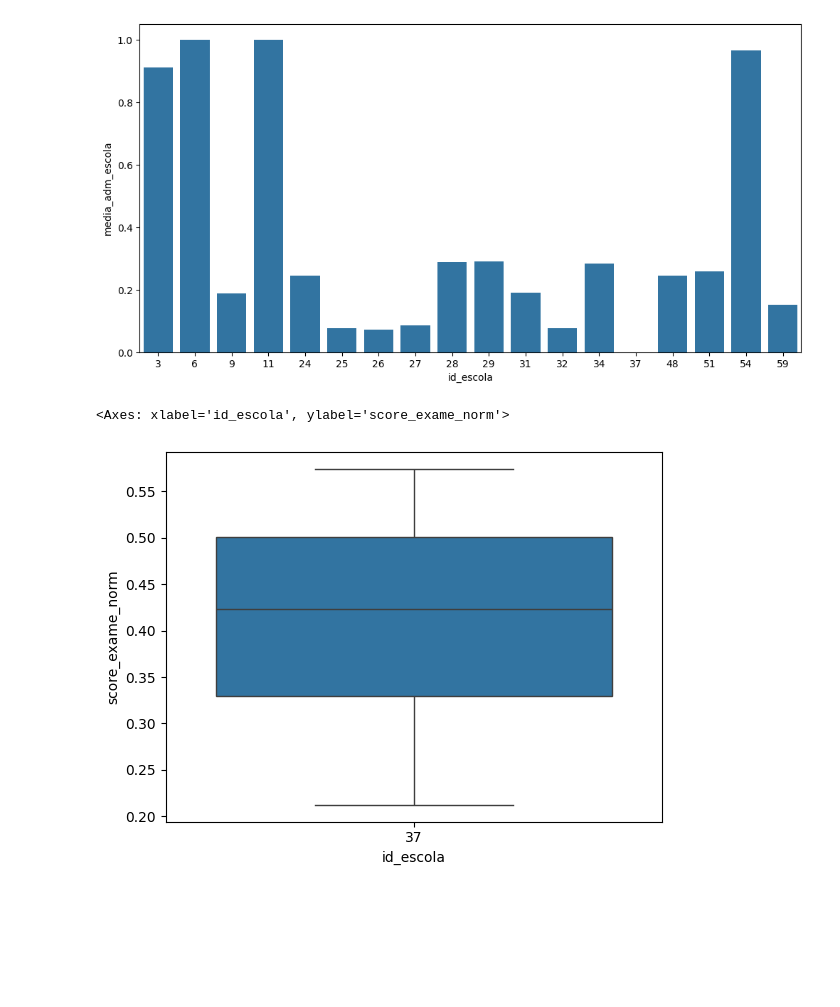
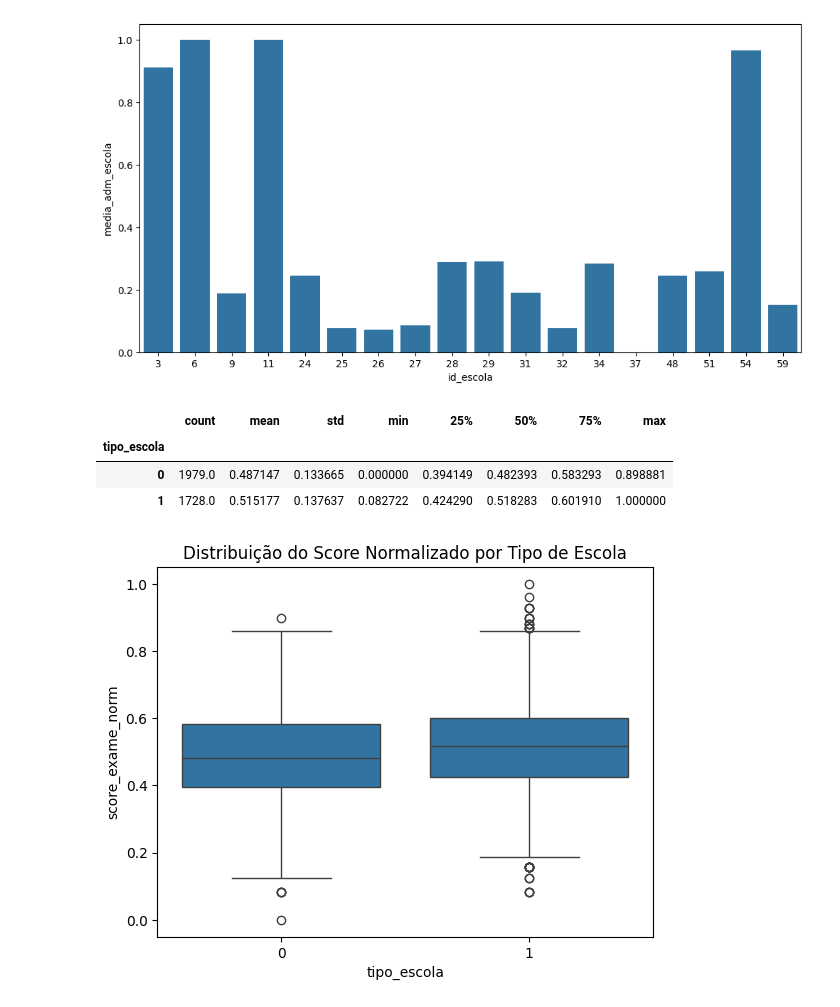
Before and after one commit to akyla007/Akyla_Aquino_Desafio, a Jupyter notebook: main.ipynb, the cells around one changed output. Saved outputs shown, nothing was run; the diff lists cells and outputs as text; code cells hidden in the pictures; blank space fills up the shorter version.

```diff
--- a/main.ipynb
+++ b/main.ipynb
@@ -367,8 +367,16 @@ sns.barplot(x='id_escola', y='media_adm_escola', data=df.loc[(df['media_adm_esco
 plt.show()
 # %% [output]
 [figure]
-# %%
-sns.boxplot(x='id_escola', y='score_exame_norm', data=df.loc[df['id_escola'] == 37])
-# %% [output]
-<Axes: xlabel='id_escola', ylabel='score_exame_norm'>
-[figure, removed]
+# %%
+df.groupby('tipo_escola')['score_exame_norm'].describe()
+# %% [output]
+|  | count | mean | std | min | 25% | 50% | 75% | max |
+| tipo_escola |  |  |  |  |  |  |  |  |
+| 0 | 1979.0 | 0.487147 | 0.133665 | 0.000000 | 0.394149 | 0.482393 | 0.583293 | 0.898881 |
+| 1 | 1728.0 | 0.515177 | 0.137637 | 0.082722 | 0.424290 | 0.518283 | 0.601910 | 1.000000 |
+# %%
+sns.boxplot(x='tipo_escola', y='score_exame_norm', data=df)
+plt.title("Distribuição do Score Normalizado por Tipo de Escola")
+plt.show()
+# %% [output]
+[figure, added]
```
Also changed, not shown: parts of 12 cells of this notebook, 6 other files.
